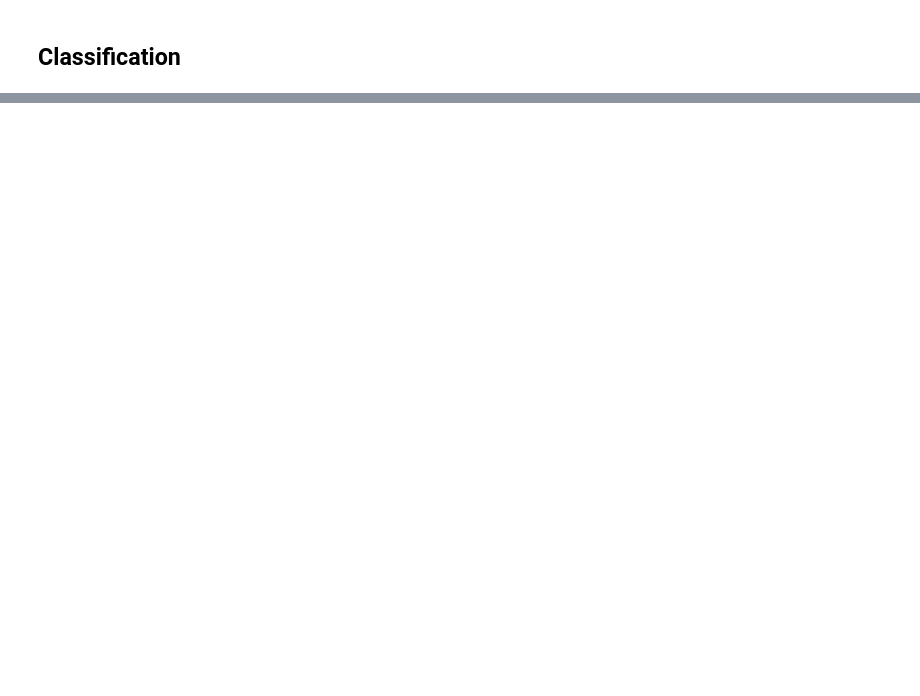
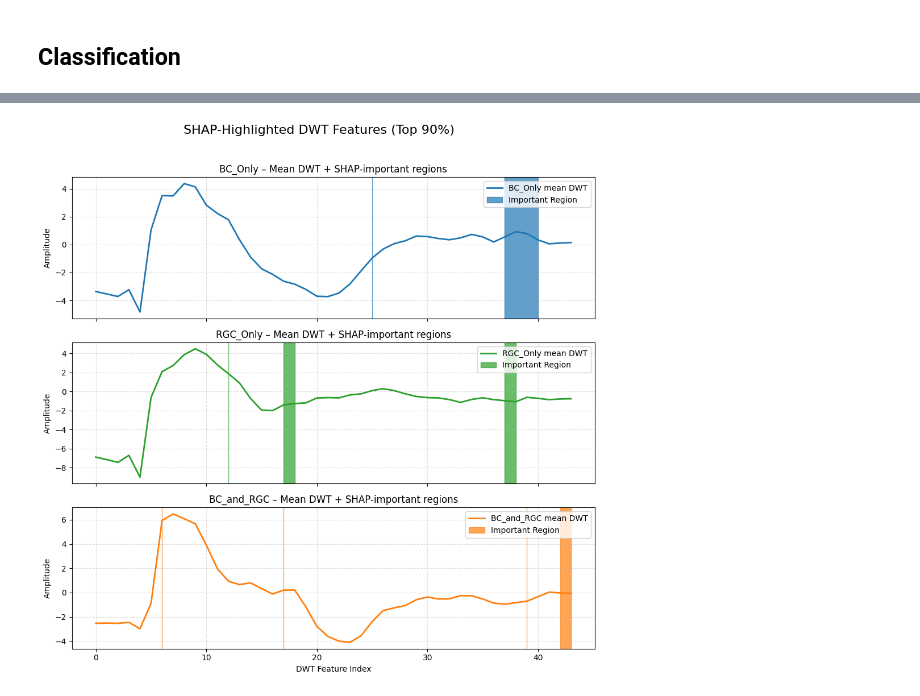
Before and after one commit to lillikiessling/VEP_Classifier, a Jupyter notebook: 1DCNN.ipynb, the cells around one changed output, grey strips where cells are left out. Cells and saved outputs as stored; diff of their text form; code cells hidden in the pictures; blank space fills up the shorter version.

```diff
--- a/1DCNN.ipynb
+++ b/1DCNN.ipynb
@@ -445,0 +359,68 @@ Summary saved to: results/1DCNN_average_classification_results.csv
+# %%
+ABS_SHAP_THRESHOLD_PERCENTILE = 90
+unique_labels = ["BC_Only", "RGC_Only", "BC_and_RGC"]
+label_colors = ['tab:blue', 'tab:green', 'tab:orange']
+
+# Calculate the overall average signal for each class for visualization
+mean_dwt = {}
+mean_dwt["BC_Only"] = FeatureExtractor.dwt_downsampling(avg_BC_sig, wavelet='db4', level=4)
+mean_dwt["RGC_Only"] = FeatureExtractor.dwt_downsampling(avg_RGC_sig, wavelet='db4', level=4)
+mean_dwt["BC_and_RGC"] = FeatureExtractor.dwt_downsampling(avg_BC_RGC_sig, wavelet='db4', level=4)
+
+
+fig, axes = plt.subplots(3, 1, figsize=(10, 10), sharex=True)
+
+for idx, class_label in enumerate(unique_labels):
+    ax = axes[idx]
+
+    # --- SHAP extraction for this class ---
+    c = idx
+    mean_shap = np.mean(shap_values[:, :, 0, c], axis=0)
+    abs_mean_shap = np.abs(mean_shap)
+
+    # threshold for "important" SHAP positions
+    threshold = np.percentile(abs_mean_shap, ABS_SHAP_THRESHOLD_PERCENTILE)
+    important_indices = np.where(abs_mean_shap >= threshold)[0]
+
+    # --- Plot the mean DWT signal ---
+    ax.plot(
+        mean_dwt[class_label],
+        color=label_colors[idx],
+        linewidth=2,
+        label=f"{class_label} mean DWT"
+    )
+
+    # --- Group continuous important regions ---
+    segments = []
+    if len(important_indices) > 0:
+        start = important_indices[0]
+        end = important_indices[0]
+        for i in range(1, len(important_indices)):
+            if important_indices[i] == important_indices[i-1] + 1:
+                end = important_indices[i]
+            else:
+                segments.append((start, end))
+                start = important_indices[i]
+                end = important_indices[i]
+        segments.append((start, end))  # append last segment
+
+    # --- Highlight segments ---
+    for j, (start, end) in enumerate(segments):
+        ax.axvspan(start, end,
+                   alpha=0.7,
+                   color=label_colors[idx],
+                   label="Important Region" if j == 0 else None)
+
+    # --- Titles and styling ---
+    ax.set_title(f"{class_label} – Mean DWT + SHAP-important regions")
+    ax.set_ylabel("Amplitude")
+    ax.grid(True, linestyle='--', alpha=0.4)
+    ax.legend(loc='upper right')
+
+axes[-1].set_xlabel("DWT Feature Index")
+
+plt.suptitle(f"SHAP-Highlighted DWT Features (Top {ABS_SHAP_THRESHOLD_PERCENTILE}%)", fontsize=16)
+plt.tight_layout(rect=[0, 0, 1, 0.96])
+plt.show()
+# %% [output]
+[figure, added]
```
Also changed, not shown: parts of 14 cells of this notebook, 3 other files.
